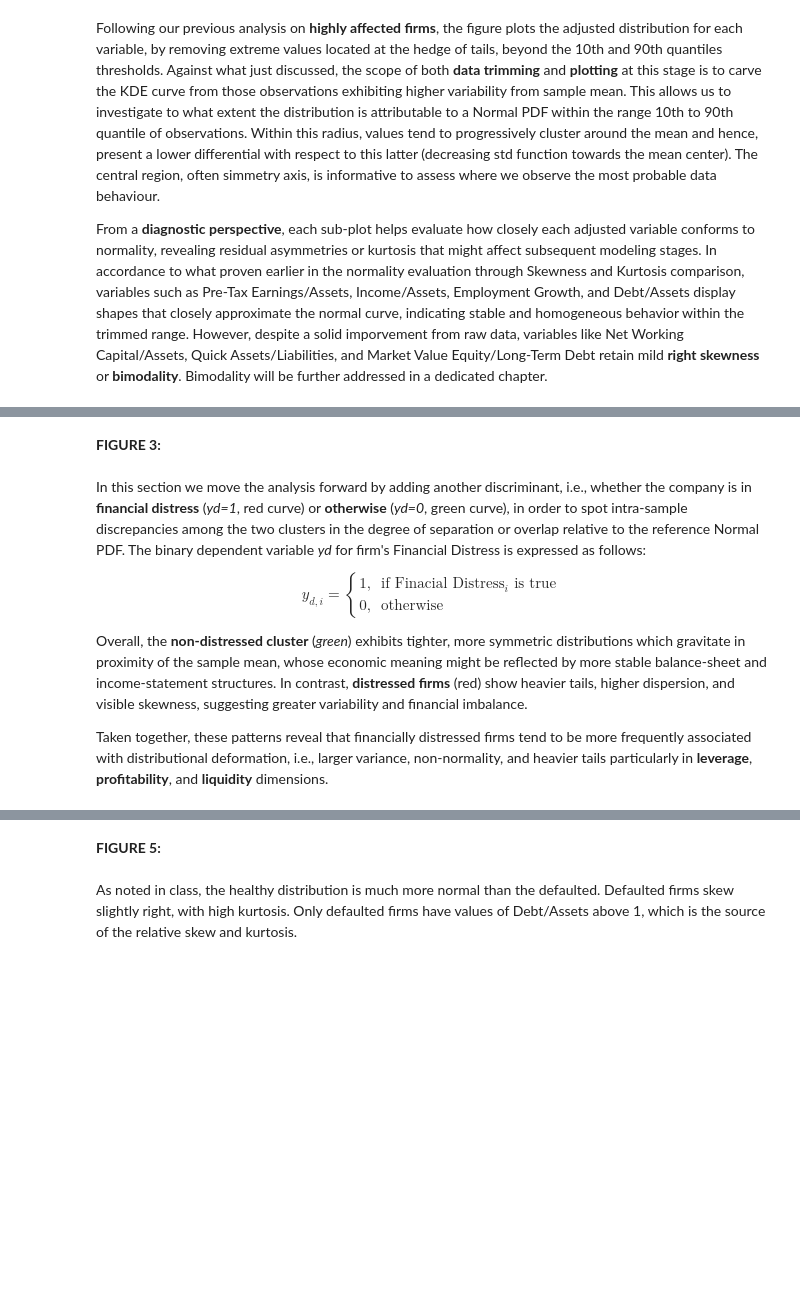
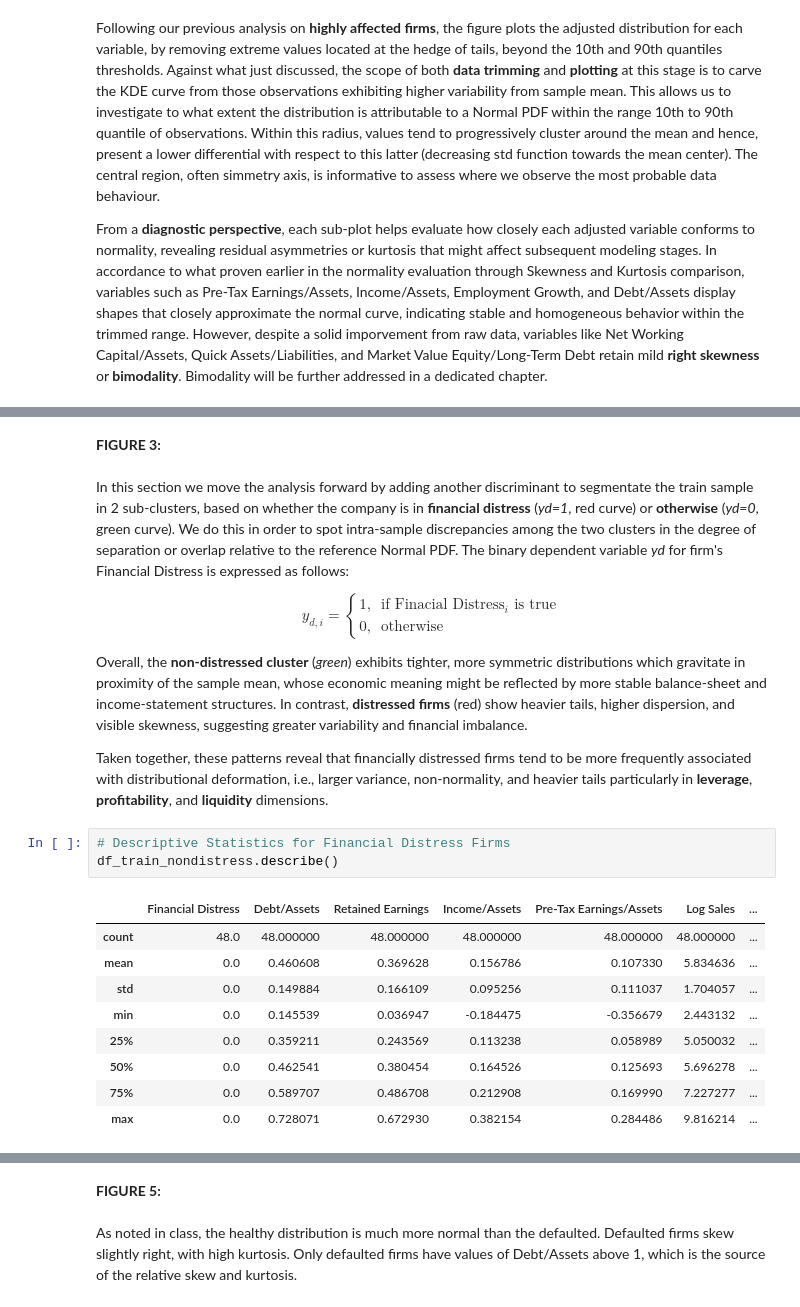
Before and after one commit to EliaLand/sorbonne_FE, a Jupyter notebook: scoring_and_econometrics/SE_assignment1_EliaLandini_codefile.ipynb, the cells around one changed output, grey strips where cells are left out. Drawn from its saved outputs; the diff is of its cells as text; blank space fills up the shorter version.

```diff
--- a/scoring_and_econometrics/SE_assignment1_EliaLandini_codefile.ipynb
+++ b/scoring_and_econometrics/SE_assignment1_EliaLandini_codefile.ipynb
@@ -551,6 +551,6 @@ plt.show()
 # %% [markdown]
 **FIGURE 3:** <br>
-<br> In this section we move the analysis forward by adding another discriminant, i.e., whether the company is in **financial distress** (*yd=1*, red curve) or **otherwise** (*yd=0*, green curve), in order to spot intra-sample discrepancies among the two clusters in the degree of separation or overlap relative to the reference Normal PDF. The binary dependent variable *yd* for firm's Financial Distress is expressed as follows:
+<br> In this section we move the analysis forward by adding another discriminant to segmentate the train sample in 2 sub-clusters, based on whether the company is in **financial distress** (*yd=1*, red curve) or **otherwise** (*yd=0*, green curve). We do this in order to spot intra-sample discrepancies among the two clusters in the degree of separation or overlap relative to the reference Normal PDF. The binary dependent variable *yd* for firm's Financial Distress is expressed as follows:
 
 $$
 y_{d,i} =
@@ -563,3 +563,16 @@ $$
 Overall, the **non-distressed cluster** (*green*) exhibits tighter, more symmetric distributions which gravitate in proximity of the sample mean, whose economic meaning might be reflected by more stable balance-sheet and income-statement structures. In contrast, **distressed firms** (red) show heavier tails, higher dispersion, and visible skewness, suggesting greater variability and financial imbalance.
 
 Taken together, these patterns reveal that financially distressed firms tend to be more frequently associated with distributional deformation, i.e., larger variance, non-normality, and heavier tails particularly in **leverage**, **profitability**, and **liquidity** dimensions.
+# %%
+# Descriptive Statistics for Financial Distress Firms
+df_train_nondistress.describe()
+# %% [output]
+|  | Financial Distress | Debt/Assets | Retained Earnings | Income/Assets | Pre-Tax Earnings/Assets | Log Sales | ... |
+| count | 48.0 | 48.000000 | 48.000000 | 48.000000 | 48.000000 | 48.000000 | ... |
+| mean | 0.0 | 0.460608 | 0.369628 | 0.156786 | 0.107330 | 5.834636 | ... |
+| std | 0.0 | 0.149884 | 0.166109 | 0.095256 | 0.111037 | 1.704057 | ... |
+| min | 0.0 | 0.145539 | 0.036947 | -0.184475 | -0.356679 | 2.443132 | ... |
+| 25% | 0.0 | 0.359211 | 0.243569 | 0.113238 | 0.058989 | 5.050032 | ... |
+| 50% | 0.0 | 0.462541 | 0.380454 | 0.164526 | 0.125693 | 5.696278 | ... |
+| 75% | 0.0 | 0.589707 | 0.486708 | 0.212908 | 0.169990 | 7.227277 | ... |
+| max | 0.0 | 0.728071 | 0.672930 | 0.382154 | 0.284486 | 9.816214 | ... |
```
Also changed, not shown: parts of 9 cells of this notebook.
